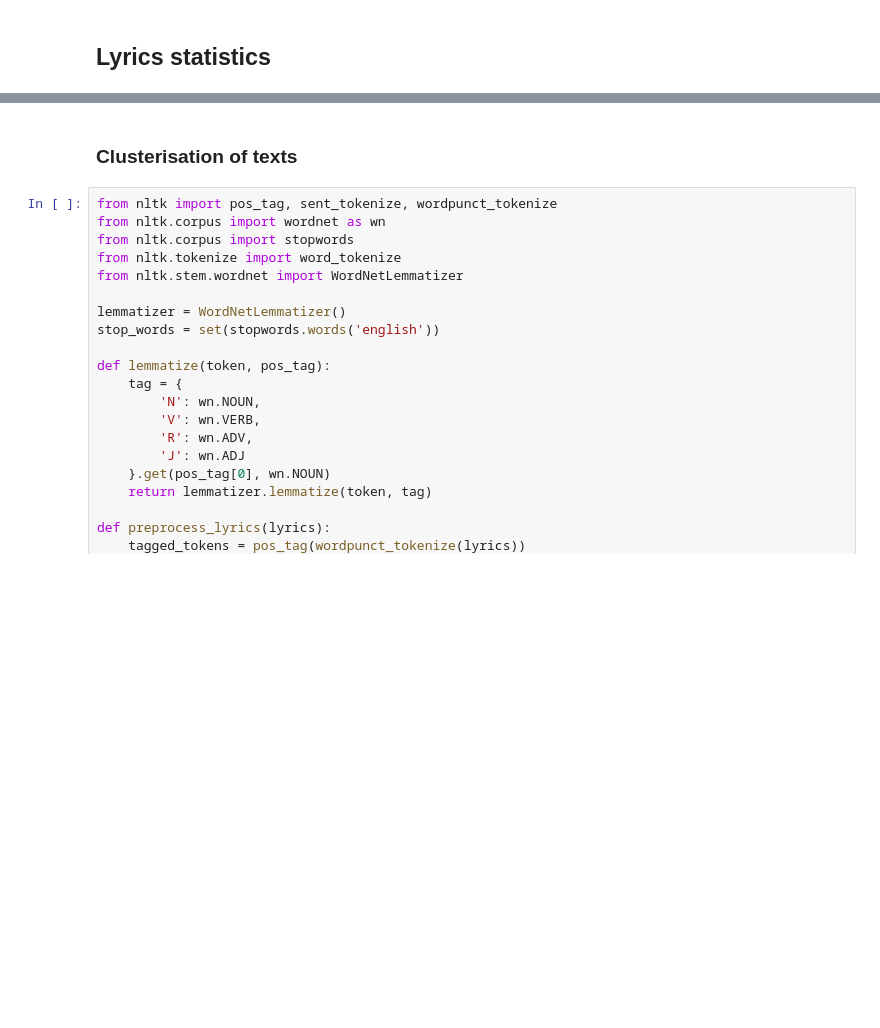
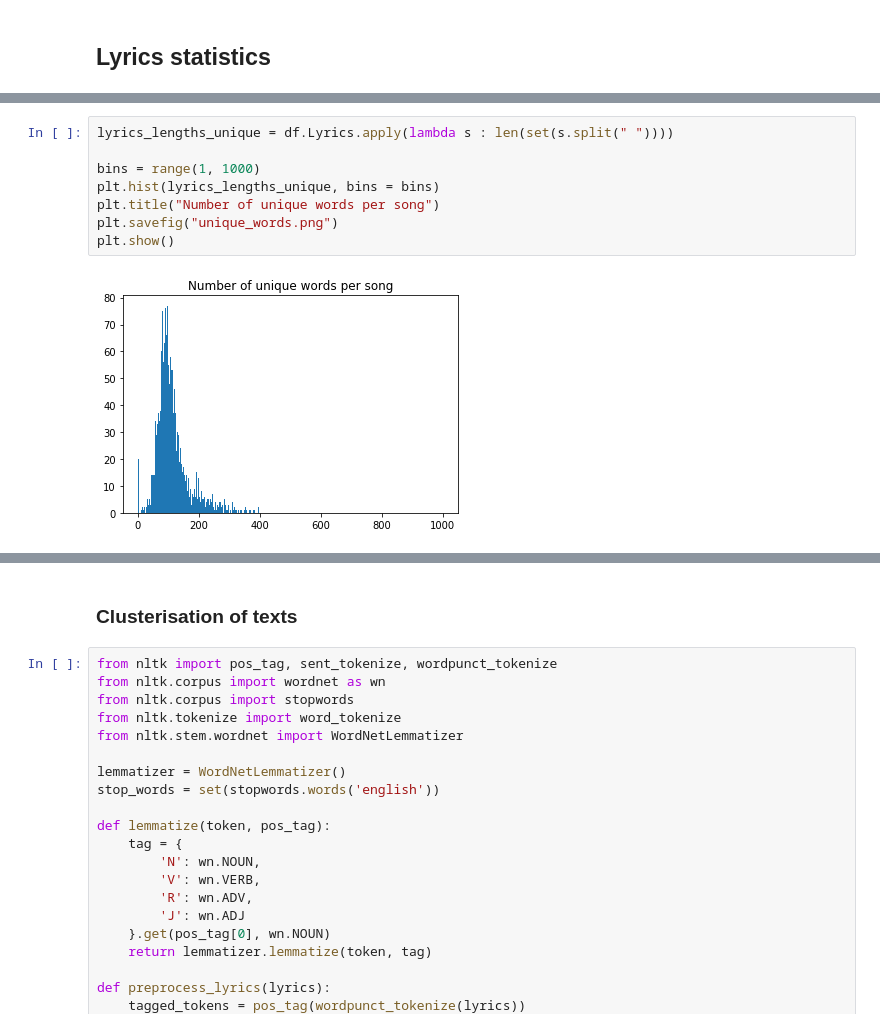
Before and after one commit to com-480-data-visualization/com-480-project-artemis, a Jupyter notebook: Billboard-Data-Exploration.ipynb, the cells around one changed output, grey strips where cells are left out. Cells and saved outputs as stored; diff of their text form; blank space fills up the shorter version.

```diff
--- a/Billboard-Data-Exploration.ipynb
+++ b/Billboard-Data-Exploration.ipynb
@@ -166 +145,11 @@ max      7100.000000
 Name: Lyrics, dtype: float64
+# %%
+lyrics_lengths_unique = df.Lyrics.apply(lambda s : len(set(s.split(" "))))
+
+bins = range(1, 1000)
+plt.hist(lyrics_lengths_unique, bins = bins)
+plt.title("Number of unique words per song")
+plt.savefig("unique_words.png")
+plt.show()
+# %% [output]
+[figure, added]
```
Also changed, not shown: parts of 16 cells of this notebook, 5 other files.
